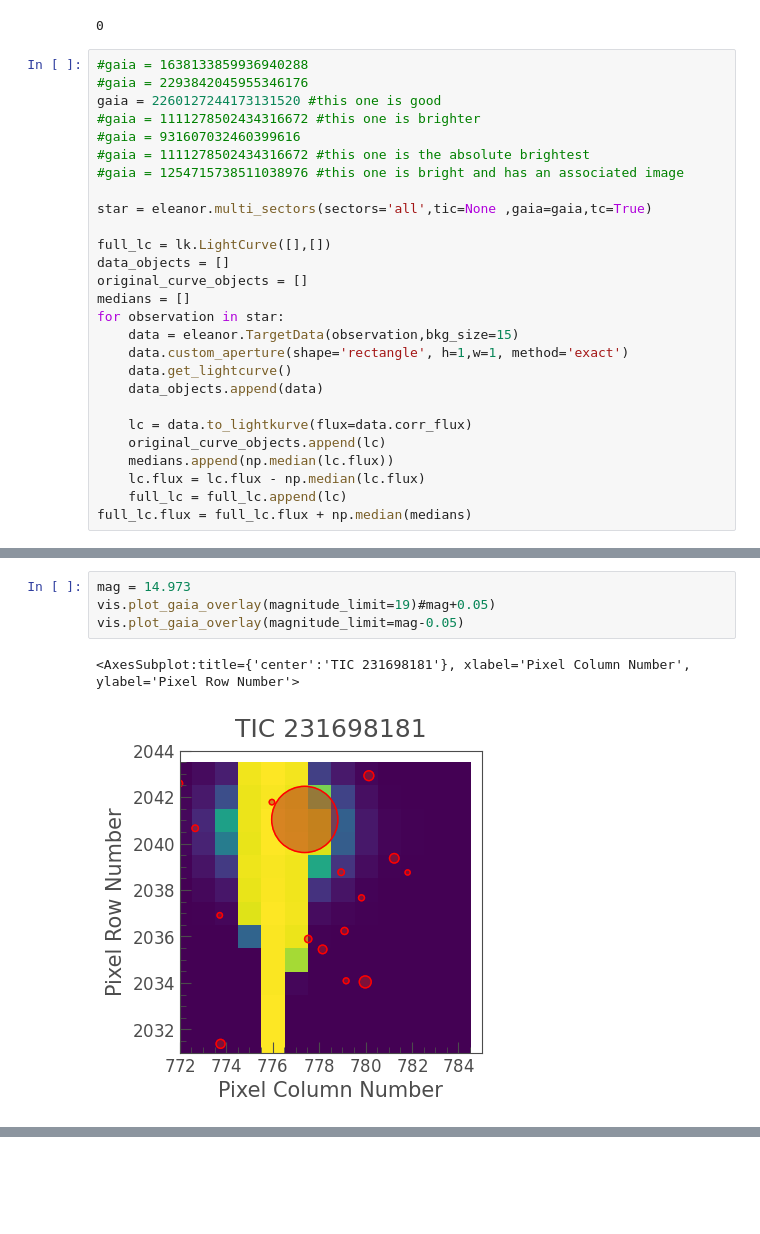
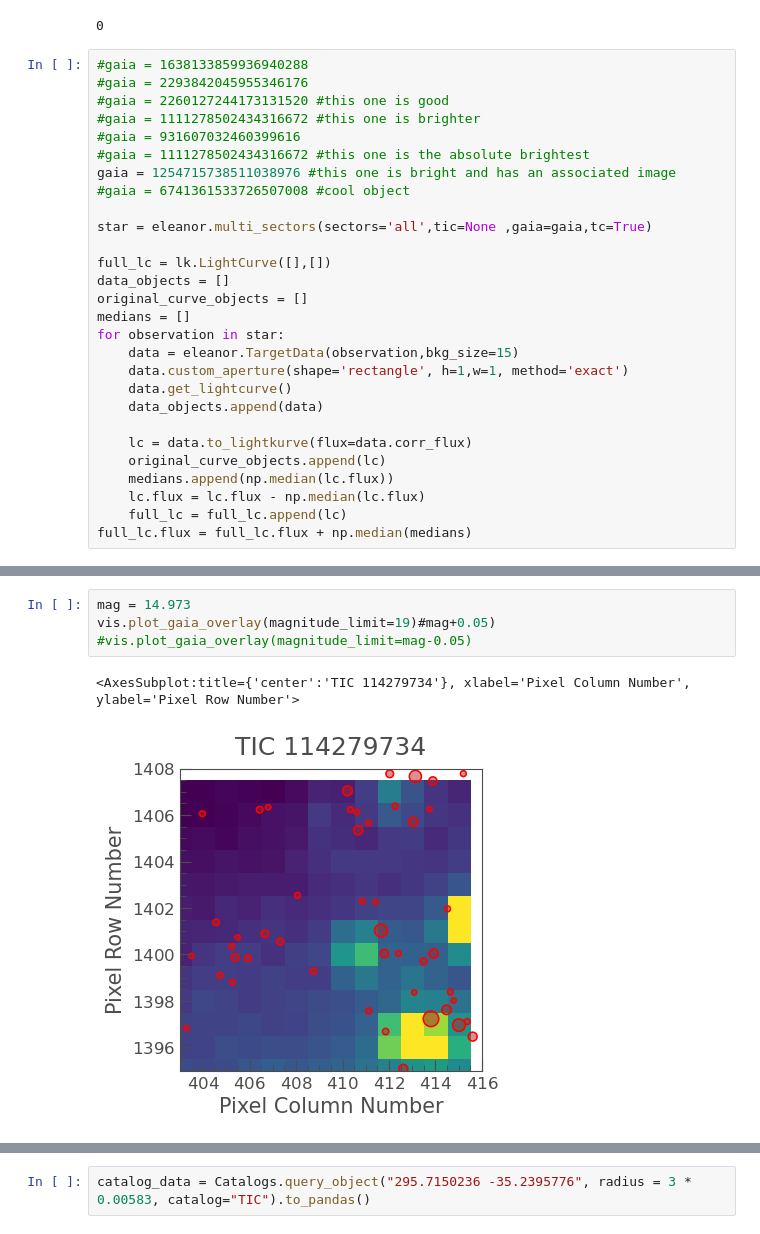
Before and after one commit to AlexanderEvitt/QuasVar, a Jupyter notebook: processing/generate_lightcurve.ipynb, the cells around one changed output, grey strips where cells are left out. Cells and saved outputs as stored; diff of their text form; blank space fills up the shorter version.

Commit message:
March 19 Update
Added auxiliary visualizations and new modelling functionality

```diff
--- a/processing/generate_lightcurve.ipynb
+++ b/processing/generate_lightcurve.ipynb
@@ -129,11 +129,12 @@ len(sectors)
 # %%
 #gaia = 1638133859936940288
 #gaia = 2293842045955346176
-gaia = 2260127244173131520 #this one is good
+#gaia = 2260127244173131520 #this one is good
 #gaia = 1111278502434316672 #this one is brighter
 #gaia = 931607032460399616
 #gaia = 1111278502434316672 #this one is the absolute brightest
-#gaia = 1254715738511038976 #this one is bright and has an associated image
+gaia = 1254715738511038976 #this one is bright and has an associated image
+#gaia = 6741361533726507008 #cool object
 
 star = eleanor.multi_sectors(sectors='all',tic=None ,gaia=gaia,tc=True)
 
@@ -187,7 +200,7 @@ vis.pixel_by_pixel()
 # %%
 mag = 14.973
 vis.plot_gaia_overlay(magnitude_limit=19)#mag+0.05)
-vis.plot_gaia_overlay(magnitude_limit=mag-0.05)
+#vis.plot_gaia_overlay(magnitude_limit=mag-0.05)
 # %% [output]
-<AxesSubplot:title={'center':'TIC 231698181'}, xlabel='Pixel Column Number', ylabel='Pixel Row Number'>
+<AxesSubplot:title={'center':'TIC 114279734'}, xlabel='Pixel Column Number', ylabel='Pixel Row Number'>
-[figure, old version]
+[figure, new version]
@@ -194,0 +207,2 @@ vis.plot_gaia_overlay(magnitude_limit=mag-0.05)
+# %%
+catalog_data = Catalogs.query_object("295.7150236 -35.2395776", radius = 3 * 0.00583, catalog="TIC").to_pandas()
```
Also changed, not shown: parts of 7 cells of this notebook, 11 other files.
